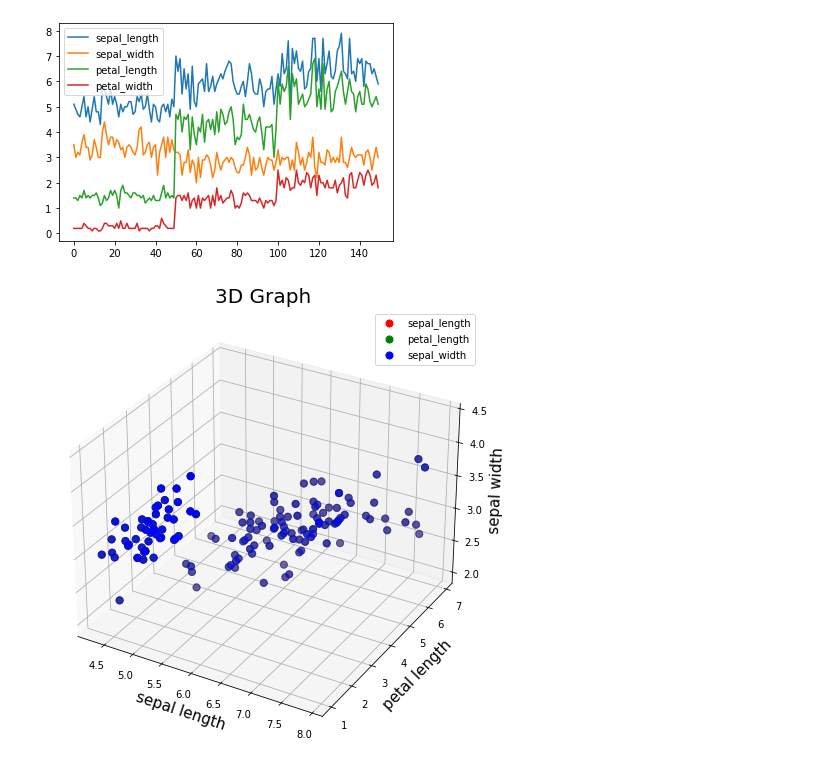
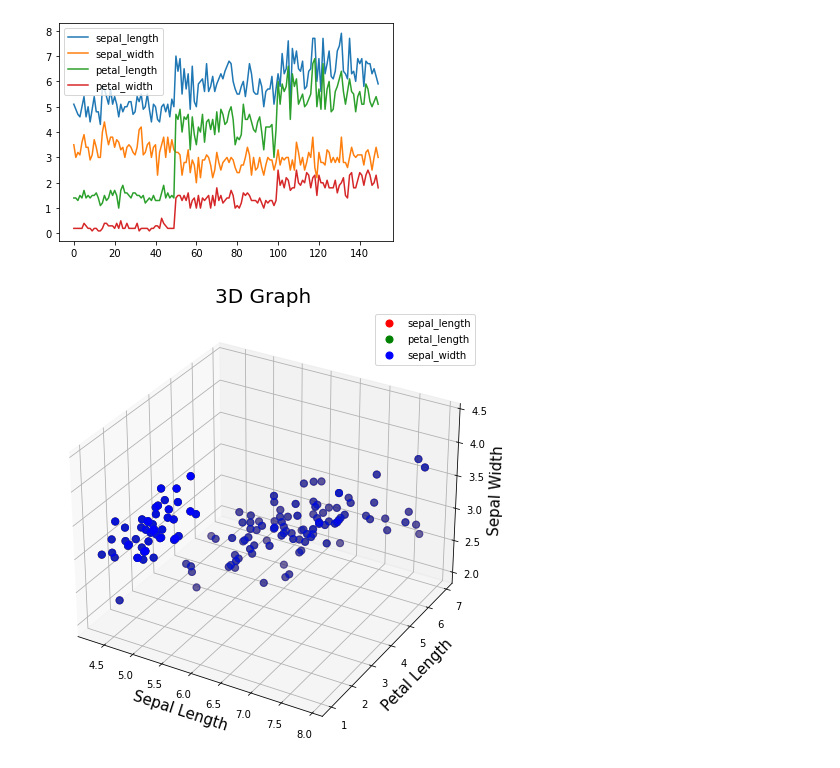
Before and after one commit to 24akhil/iN-Works, a Jupyter notebook: DataVisualizationAssignment.ipynb, the cells around one changed output. Drawn from its saved outputs; the diff is of its cells as text; code cells hidden in the pictures.

```diff
--- a/DataVisualizationAssignment.ipynb
+++ b/DataVisualizationAssignment.ipynb
@@ -37,24 +37,24 @@ iris.plot();
 # %%
 # Create the figure
 fig = plt.figure(figsize = (8,8))
 ax = fig.add_subplot(111, projection='3d')
-ax.set_xlabel('sepal length', fontsize = 15)
-ax.set_ylabel('petal length', fontsize = 15)
-ax.set_zlabel('sepal width', fontsize = 15)
+ax.set_xlabel('Sepal Length', fontsize = 15)
+ax.set_ylabel('Petal Length', fontsize = 15)
+ax.set_zlabel('Sepal Width', fontsize = 15)
 ax.set_title('3D Graph', fontsize = 20)
 
 targets = ['sepal_length', 'petal_length', 'sepal_width']
 colors = ['r', 'g', 'b']
 for target, color in zip(targets,colors):
 #     indicesToKeep = iris['target'] == target
     ax.scatter(iris['sepal_length']
                , iris['petal_length']
                , iris['sepal_width']
                , c = color
                , s = 50)
 
 ax.legend(targets)
 ax.grid()
 plt.show()
 # %% [output]
-[figure, old version]
+[figure, new version]
```
Also changed, not shown: 1 other file.
